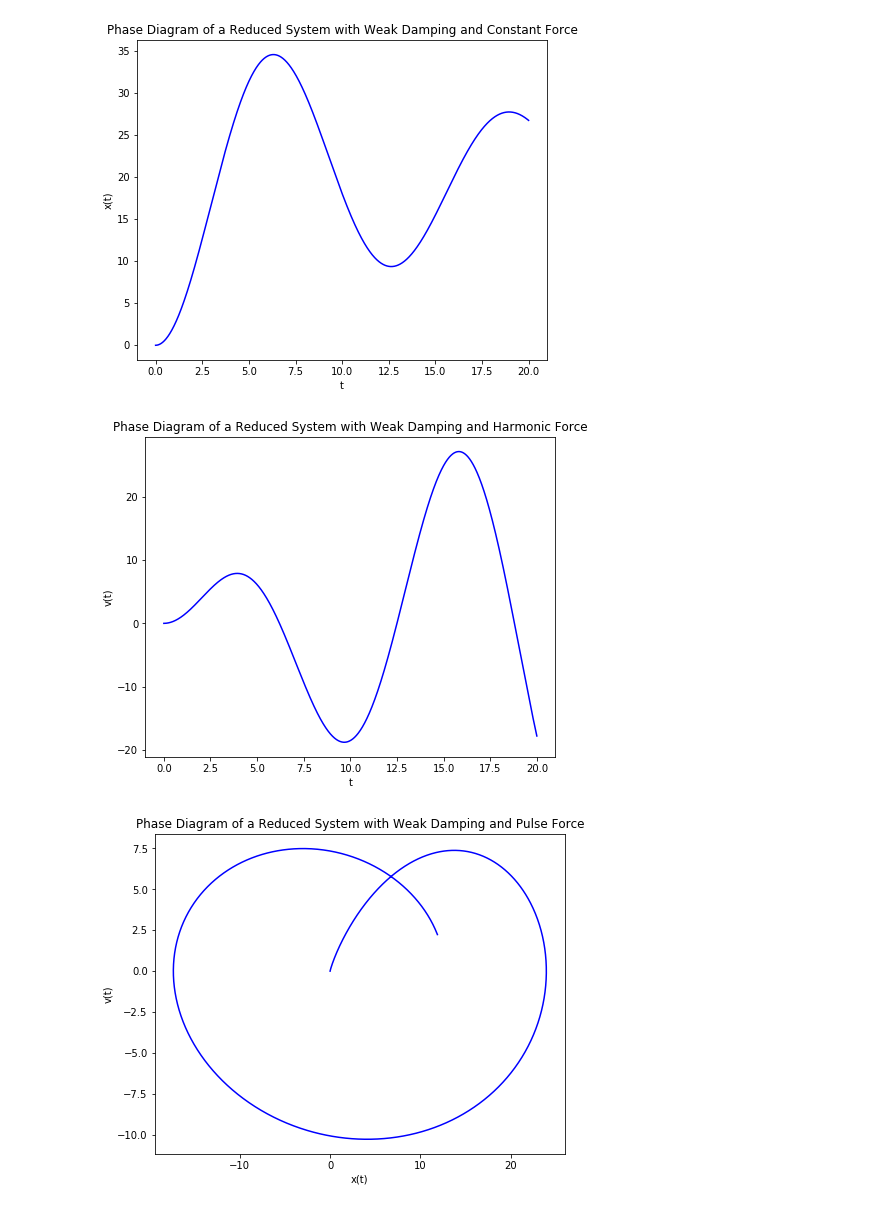
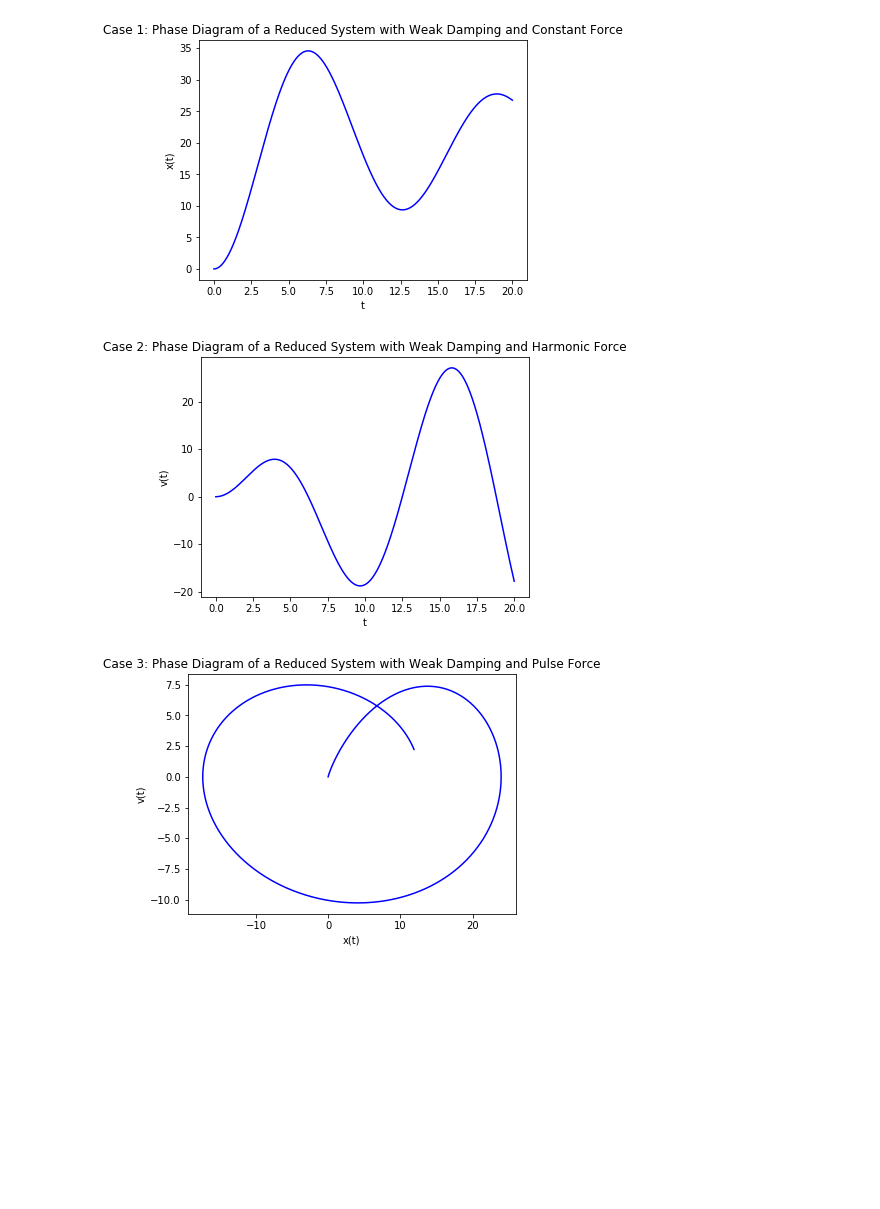
Before and after one commit to vishnurmurthy/AP_Physics_Final_Project, a Jupyter notebook: Project.ipynb, the cells around one changed output. Drawn from its saved outputs; the diff is of its cells as text; code cells hidden in the pictures; blank space fills up the shorter version.

```diff
--- a/Project.ipynb
+++ b/Project.ipynb
@@ -96,63 +96,64 @@ for case in range(1,10):
         vi = 0.5*(v[i+1]+v[i]) + F(case, t[i+1], w, x[i+1], b, v[i+1], lam, t0, wf)*dt
 
     ######## Ploting Graphs ########
-    fig = plt.figure(figsize=(25,20))
-    title = "Phase Diagram of a Reduced System with {} Damping and {} Force" #Title
+    fig = plt.figure(figsize=(20,15))
+    title = "Case {}: Phase Diagram of a Reduced System with {} Damping and {} Force" #Title
     if case==1:
         ax = fig.add_subplot(331)
         ax.plot(t, x, 'b-')
         ax.set_xlabel("t")
         ax.set_ylabel("x(t)")
-        ax.set_title(title.format("Weak", "Constant")) #Adding type of damping, force in title
+        ax.set_title(title.format(case, "Weak", "Constant")) #Adding type of damping, force in title
     if case==2:
         ax = fig.add_subplot(332)
         ax.plot(t, v, 'b-')
         ax.set_xlabel("t")
         ax.set_ylabel("v(t)")
-        ax.set_title(title.format("Weak", "Harmonic"))
+        ax.set_title(title.format(case, "Weak", "Harmonic"))
     if case==3:
         ax = fig.add_subplot(333)
         ax.plot(x, v, 'b-')
         ax.set_xlabel("x(t)")
         ax.set_ylabel("v(t)")
-        ax.set_title(title.format("Weak", "Pulse"))
+        ax.set_title(title.format(case, "Weak", "Pulse"))
     if case==4:
         ax = fig.add_subplot(334)
         ax.plot(t, x, 'b-')
         ax.set_xlabel("t")
         ax.set_ylabel("x(t)")
-        ax.set_title(title.format("Critical", "Constant"))
+        ax.set_title(title.format(case, "Critical", "Constant"))
     if case==5:
         ax = fig.add_subplot(335)
         ax.plot(t, v, 'b-')
         ax.set_xlabel("t")
         ax.set_ylabel("v(t)")
-        ax.set_title(title.format("Critical", "Harmonic"))
+        ax.set_title(title.format(case, "Critical", "Harmonic"))
     if case==6:
         ax = fig.add_subplot(336)
         ax.plot(x, v, 'b-')
         ax.set_xlabel("x(t)")
         ax.set_ylabel("v(t)")
-        ax.set_title(title.format("Critical", "Pulse"))
+        ax.set_title(title.format(case, "Critical", "Pulse"))
     if case==7:
         ax = fig.add_subplot(337)
         ax.plot(t, x, 'b-')
         ax.set_xlabel("t")
         ax.set_ylabel("x(t)")
-        ax.set_title(title.format("Strong", "Constant"))
+        ax.set_title(title.format(case, "Strong", "Constant"))
     if case==8:
         ax = fig.add_subplot(338)
         ax.plot(t, v, 'b-')
         ax.set_xlabel("t")
         ax.set_ylabel("v(t)")
-        ax.set_title(title.format("Strong", "Harmonic"))
+        ax.set_title(title.format(case, "Strong", "Harmonic"))
     if case==9:
         ax = fig.add_subplot(339)
         ax.plot(x, v, 'b-')
         ax.set_xlabel("x(t)")
         ax.set_ylabel("v(t)")
-        ax.set_title(title.format("Strong", "Pulse"))
+        ax.set_title(title.format(case, "Strong", "Pulse"))
+    ###Output is all the graphs
 # %% [output]
-[figure, old version]
+[figure, new version]
-[figure, old version]
+[figure, new version]
-[figure, old version]
+[figure, new version]
```
Also changed, not shown: parts of 1 cell of this notebook, 1 other file.
